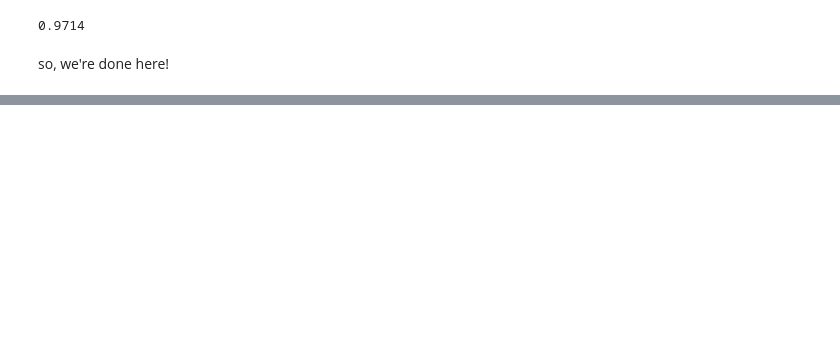
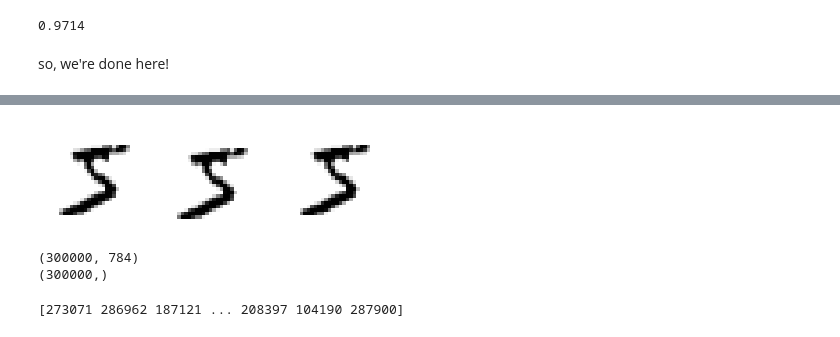
Before and after one commit to heerboi/HandsOnML-stuff, a Jupyter notebook: Hands_On_ML_Chapter_3.ipynb, the cells around one changed output, grey strips where cells are left out. Saved outputs shown, nothing was run; the diff lists cells and outputs as text; code cells hidden in the pictures; blank space fills up the shorter version.

```diff
--- a/Hands_On_ML_Chapter_3.ipynb
+++ b/Hands_On_ML_Chapter_3.ipynb
@@ -701,0 +694,23 @@ best_clf2.best_params_
+# %%
+import scipy.ndimage as simg
+import numpy as np
+
+random_img = X_train[0].reshape(28, 28)
+augmented_img = simg.shift(random_img, [1, 0], cval = 0) # 1 down
+augmented_img1 = simg.shift(random_img, [0, 1], cval = 0) # 1 right
+# %%
+import matplotlib as mpl
+import matplotlib.pyplot as plt
+
+plt.subplot(1, 3, 1)
+plt.imshow(random_img, cmap = mpl.cm.binary, interpolation = "nearest")
+plt.axis("off")
+plt.subplot(1, 3, 2)
+plt.imshow(augmented_img, cmap = mpl.cm.binary, interpolation = "nearest")
+plt.axis("off")
+plt.subplot(1, 3, 3)
+plt.imshow(augmented_img1, cmap = mpl.cm.binary, interpolation = "nearest")
+plt.axis("off")
+plt.show()
+# %% [output]
+[figure, added]
@@ -701,0 +730,11 @@ best_clf2.best_params_
+# %%
+print(X_train_augmented.shape)
+print(y_train_augmented.shape)
+# %% [output]
+(300000, 784)
+(300000,)
+# %%
+shuffle = np.random.permutation(len(X_train_augmented))
+print(shuffle)
+# %% [output]
+[273071 286962 187121 ... 208397 104190 287900]
```
Also changed, not shown: parts of 16 cells of this notebook.
